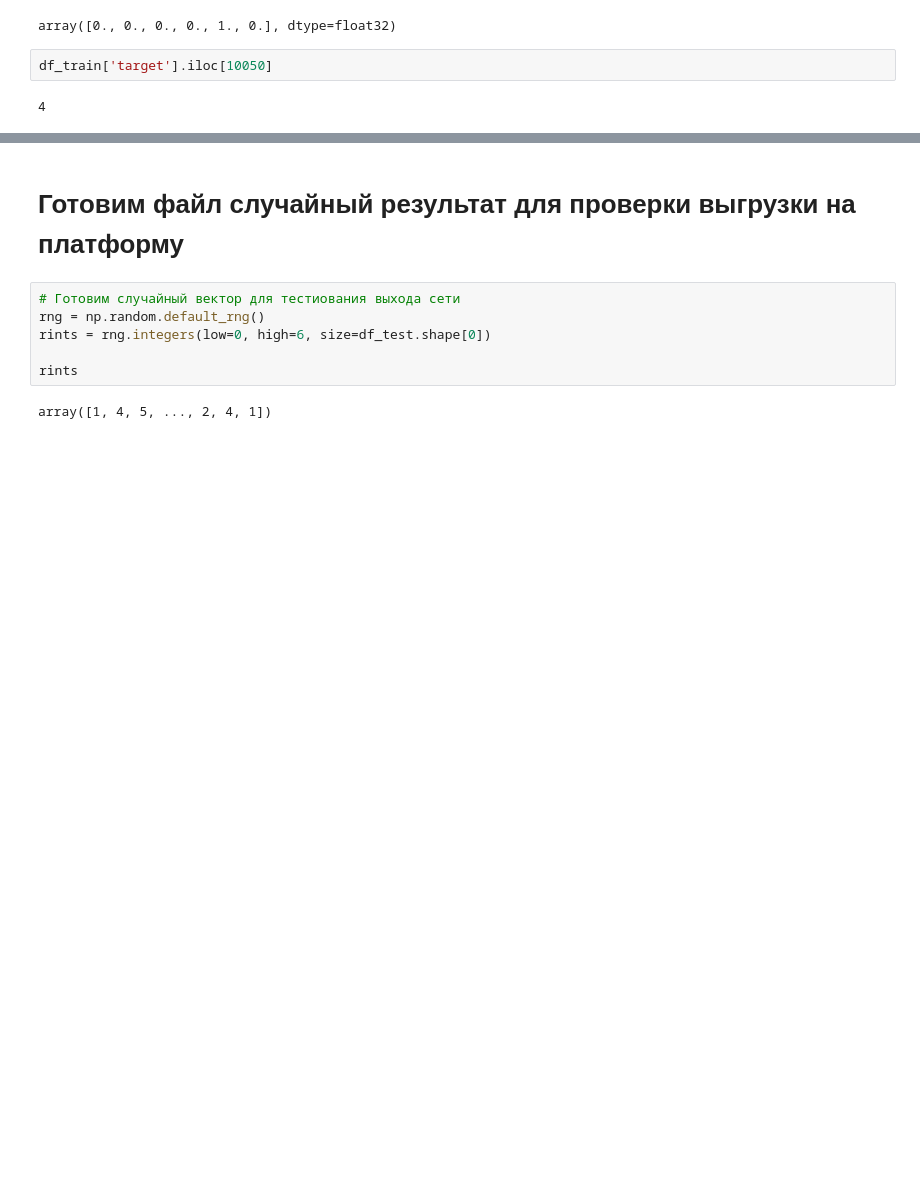
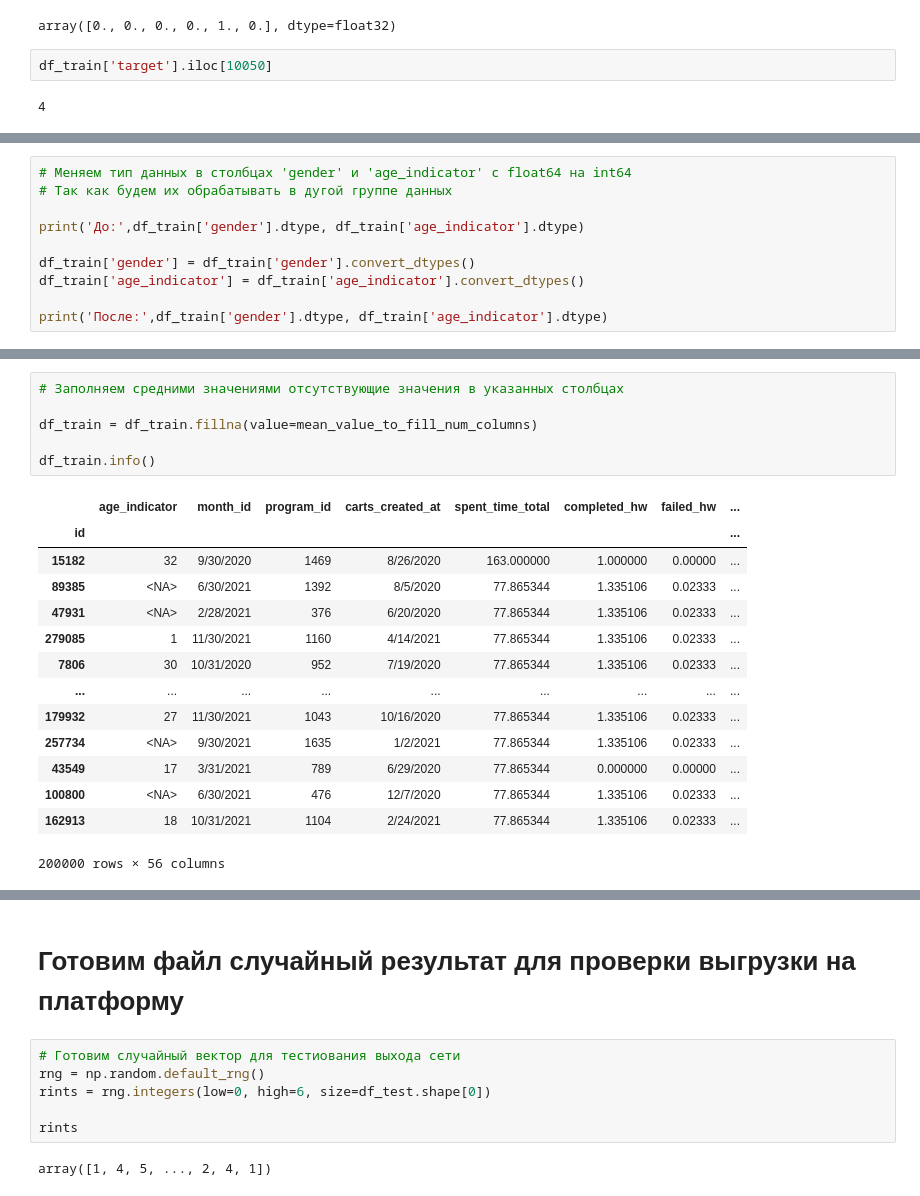
Before and after one commit to Igor-Belskiy/netology-case, a Jupyter notebook: Нетология_(моё_решение).ipynb, the cells around one changed output, grey strips where cells are left out. Cells and saved outputs as stored; diff of their text form; blank space fills up the shorter version.

```diff
--- a/Нетология_(моё_решение).ipynb
+++ b/Нетология_(моё_решение).ipynb
@@ -259,0 +279,10 @@ df_train['student_id'].nunique()
+# %%
+# Меняем тип данных в столбцах 'gender' и 'age_indicator' с float64 на int64
+# Так как будем их обрабатывать в дугой группе данных
+
+print('До:',df_train['gender'].dtype, df_train['age_indicator'].dtype)
+
+df_train['gender'] = df_train['gender'].convert_dtypes()
+df_train['age_indicator'] = df_train['age_indicator'].convert_dtypes()
+
+print('После:',df_train['gender'].dtype, df_train['age_indicator'].dtype)
@@ -260 +363,22 @@ df_train['student_id'].nunique()
+# %%
+# Заполняем средними значениями отсутствующие значения в указанных столбцах
+
+df_train = df_train.fillna(value=mean_value_to_fill_num_columns)
+
+df_train.info()
+# %% [output]
+|  | age_indicator | month_id | program_id | carts_created_at | spent_time_total | completed_hw | failed_hw | ... |
+| id |  |  |  |  |  |  |  | ... |
+| 15182 | 32 | 9/30/2020 | 1469 | 8/26/2020 | 163.000000 | 1.000000 | 0.00000 | ... |
+| 89385 | <NA> | 6/30/2021 | 1392 | 8/5/2020 | 77.865344 | 1.335106 | 0.02333 | ... |
+| 47931 | <NA> | 2/28/2021 | 376 | 6/20/2020 | 77.865344 | 1.335106 | 0.02333 | ... |
+| 279085 | 1 | 11/30/2021 | 1160 | 4/14/2021 | 77.865344 | 1.335106 | 0.02333 | ... |
+| 7806 | 30 | 10/31/2020 | 952 | 7/19/2020 | 77.865344 | 1.335106 | 0.02333 | ... |
+| ... | ... | ... | ... | ... | ... | ... | ... | ... |
+| 179932 | 27 | 11/30/2021 | 1043 | 10/16/2020 | 77.865344 | 1.335106 | 0.02333 | ... |
+| 257734 | <NA> | 9/30/2021 | 1635 | 1/2/2021 | 77.865344 | 1.335106 | 0.02333 | ... |
+| 43549 | 17 | 3/31/2021 | 789 | 6/29/2020 | 77.865344 | 0.000000 | 0.00000 | ... |
+| 100800 | <NA> | 6/30/2021 | 476 | 12/7/2020 | 77.865344 | 1.335106 | 0.02333 | ... |
+| 162913 | 18 | 10/31/2021 | 1104 | 2/24/2021 | 77.865344 | 1.335106 | 0.02333 | ... |
+200000 rows × 56 columns
 # %% [markdown]
```
Also changed, not shown: parts of 16 cells of this notebook.
